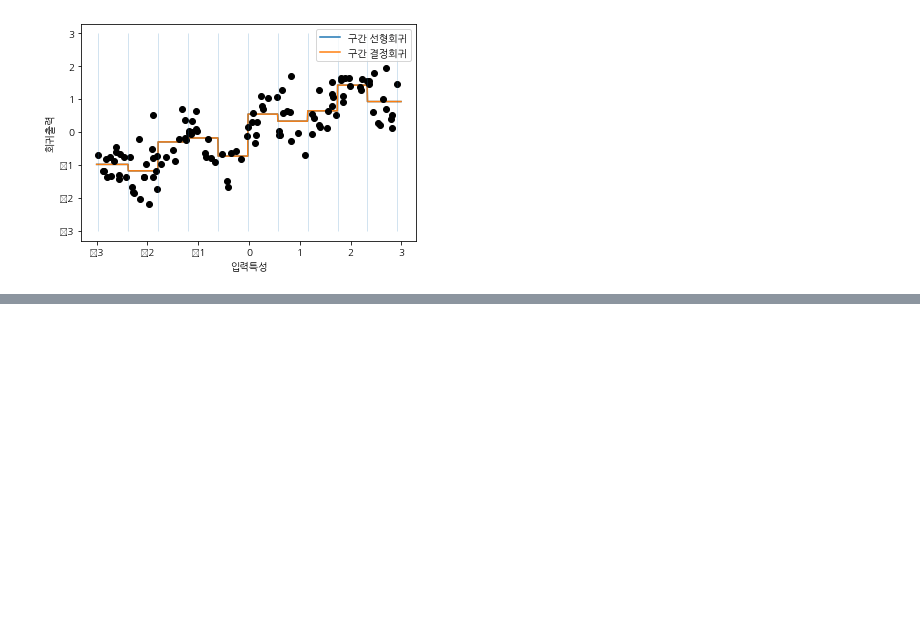
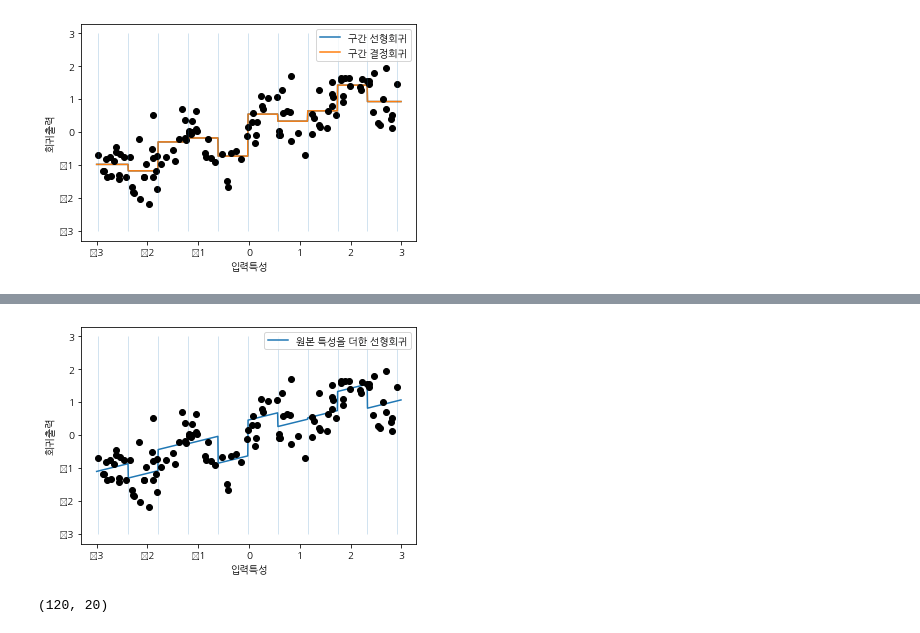
Before and after one commit to sinjy1203/ML_with_Python, a Jupyter notebook: ch04_representing-data_feature-engineering.ipynb, the cells around one changed output, grey strips where cells are left out. Cells and saved outputs as stored; diff of their text form; code cells hidden in the pictures; blank space fills up the shorter version.

```diff
--- a/ch04_representing-data_feature-engineering.ipynb
+++ b/ch04_representing-data_feature-engineering.ipynb
@@ -235,0 +245,3 @@ plt.show()
+# %%
+X_combined = np.hstack([X, X_binned])
+X_combined.shape
@@ -235,0 +268,18 @@ plt.show()
+# %%
+reg = LinearRegression().fit(X_combined, y)
+
+line_combined = np.hstack([line, line_binned])
+plt.plot(line, reg.predict(line_combined), label='원본 특성을 더한 선형회귀')
+plt.vlines(kb.bin_edges_[0], -3, 3, linewidth=1, alpha=.2)
+plt.legend(loc="best")
+plt.ylabel("회귀출력")
+plt.xlabel("입력특성")
+plt.plot(X[:, 0], y, 'o', c='k')
+plt.show()
+# %% [output]
+[figure, added]
+# %%
+X_product = np.hstack([X_binned, X*X_binned])
+print(X_product.shape)
+# %% [output]
+(120, 20)
```
Also changed, not shown: parts of 54 cells of this notebook.
